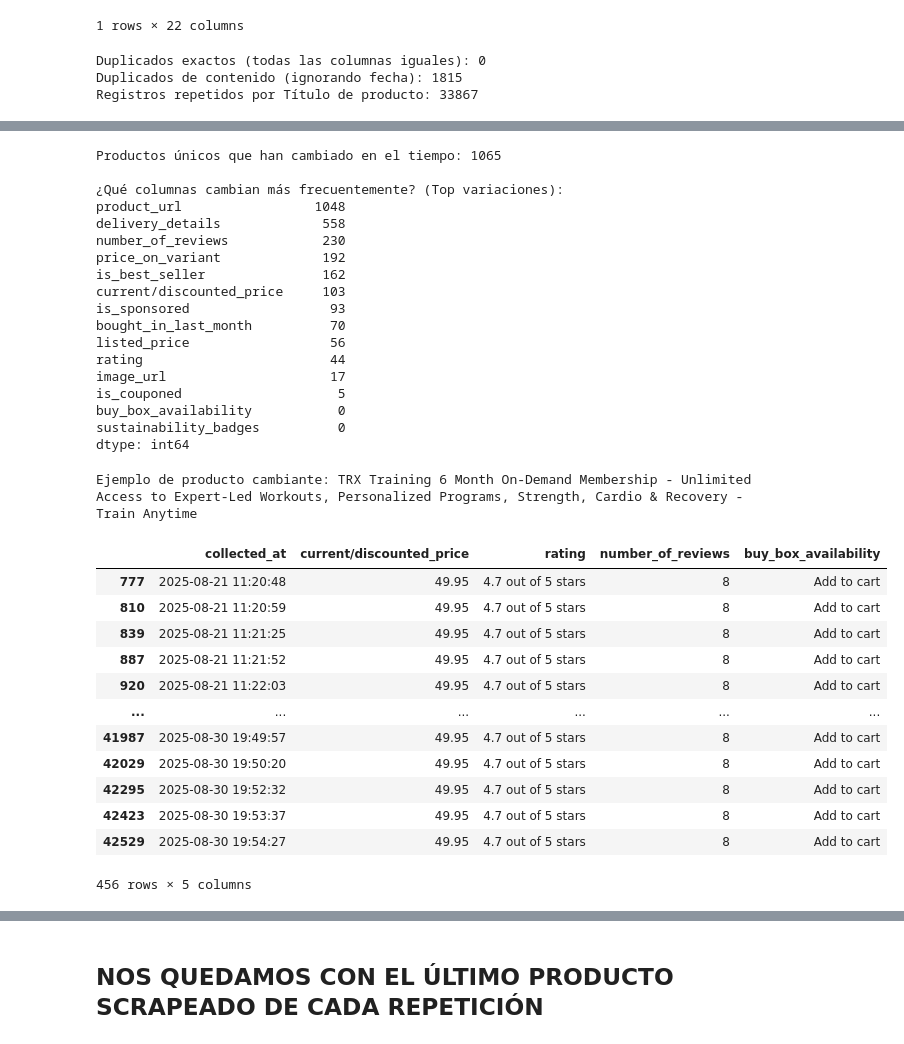
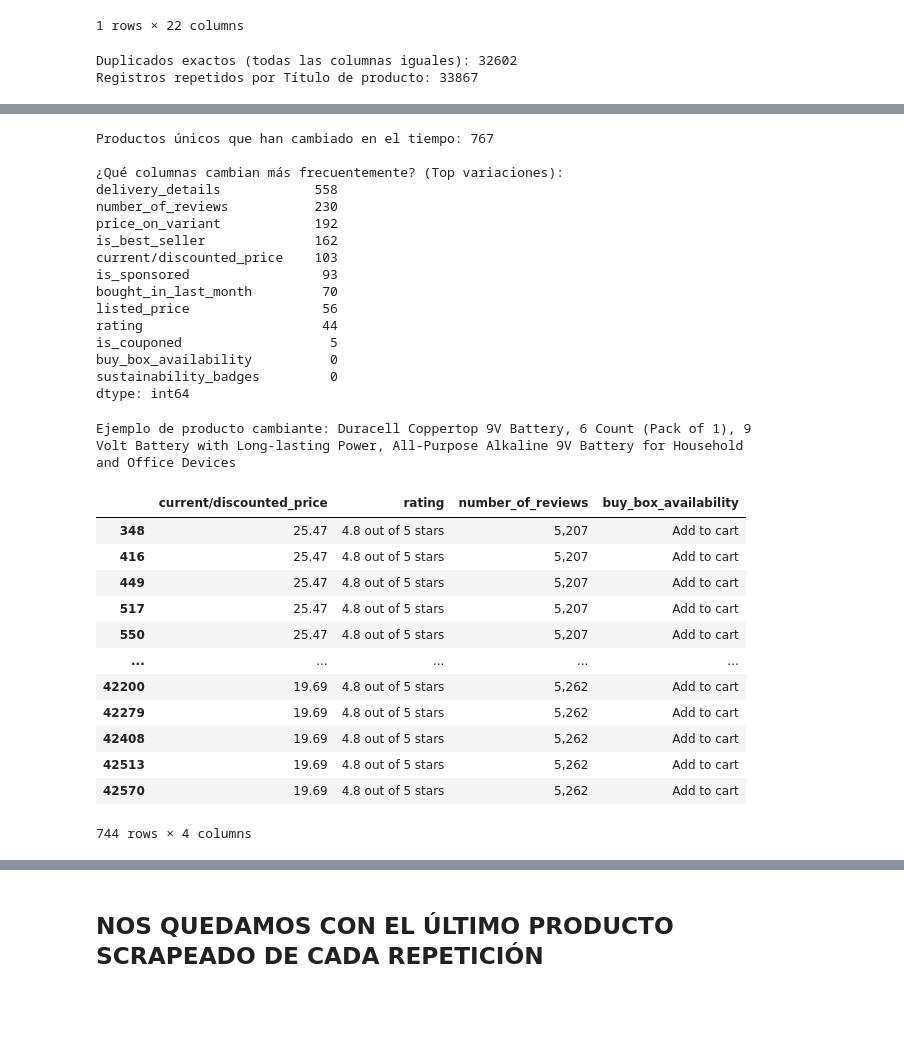
Before and after one commit to beja28/Amazon-Smart-Pricing, a Jupyter notebook: Codigo/cleaning.ipynb, the cells around one changed output, grey strips where cells are left out. Cells and saved outputs as stored; diff of their text form; code cells hidden in the pictures; blank space fills up the shorter version.

```diff
--- a/Codigo/cleaning.ipynb
+++ b/Codigo/cleaning.ipynb
@@ -60,25 +60,24 @@ clean.head(1)
 1 rows × 22 columns
 # %%
 dfcopia = df_uncleaned.copy()
-dfcopia.drop(columns=['collected_at'], inplace= True)
+dfcopia.drop(columns=['collected_at', 'product_url', 'image_url'], inplace= True)
 # %%
 # Opción 1: Duplicados exactos (probablemente 0, como mencionaste)
-num_duplicados_exactos = df_uncleaned.duplicated().sum()
+num_duplicados_exactos = dfcopia.duplicated().sum()
 print(f"Duplicados exactos (todas las columnas iguales): {num_duplicados_exactos}")
 
 # Opción 2: Duplicados IGNORANDO la fecha de recolección (Lo que seguramente buscas)
 # Esto te dice cuántas filas son idénticas en datos, variando solo el momento del scrapeo.
-cols_sin_fecha = [col for col in df_uncleaned.columns if col != 'collected_at']
-num_duplicados_data = df_uncleaned.duplicated(subset=cols_sin_fecha).sum()
-print(f"Duplicados de contenido (ignorando fecha): {num_duplicados_data}")
+# cols_sin_fecha = [col for col in dfcopia.columns if col != 'collected_at']
+# num_duplicados_data = dfcopia.duplicated(subset=cols_sin_fecha).sum()
+# print(f"Duplicados de contenido (ignorando fecha): {num_duplicados_data}")
 
 # Opción 3: Cuántos registros repetidos de PRODUCTO hay (basado en Título)
 # Esto te dice cuántas veces has scrapeado los mismos productos, aunque el precio haya cambiado.
-num_duplicados_producto = df_uncleaned.duplicated(subset=['title']).sum()
+num_duplicados_producto = dfcopia.duplicated(subset=['title']).sum()
 print(f"Registros repetidos por Título de producto: {num_duplicados_producto}")
 # %% [output]
-Duplicados exactos (todas las columnas iguales): 0
-Duplicados de contenido (ignorando fecha): 1815
+Duplicados exactos (todas las columnas iguales): 32602
 Registros repetidos por Título de producto: 33867
 # %%
 # Ver las filas duplicadas (ignorando fecha) para inspeccionarlas
@@ -89,12 +88,12 @@ duplicados_view.sort_values(by='title').head(1)
 | 10759 | 12-Pack Duracell 2450 Batteries 3... | 4.8 out of 5 stars | 1,289 | 300+ bought in past month | NaN | basic variant price: 1 Count (Pac... | ... |
 # %%
 # 1. Identificamos las columnas que NO son fecha ni título (las que pueden variar)
-cols_analisis = [c for c in df_uncleaned.columns if c not in ['collected_at', 'title']]
+cols_analisis = [c for c in dfcopia.columns if c not in ['collected_at', 'title']]
 
 # 2. Agrupamos por título y contamos cuántos valores ÚNICOS hay en cada columna
 # Si un producto tiene 1 valor único en 'price', es que nunca cambió de precio.
 # Si tiene 2 o más, es que hubo cambios.
-variabilidad = df_uncleaned.groupby('title')[cols_analisis].nunique()
+variabilidad = dfcopia.groupby('title')[cols_analisis].nunique()
 
 # 3. Filtramos solo los productos que han sufrido cambios (alguna columna con > 1 valor)
 productos_con_cambios = variabilidad[variabilidad > 1].dropna(how='all')
@@ -104,49 +103,47 @@ print("\n¿Qué columnas cambian más frecuentemente? (Top variaciones):")
 # Esto suma cuántas veces cada columna fue la que cambió
 print((productos_con_cambios > 1).sum().sort_values(ascending=False))
 # %% [output]
-Productos únicos que han cambiado en el tiempo: 1065
+Productos únicos que han cambiado en el tiempo: 767
 
 ¿Qué columnas cambian más frecuentemente? (Top variaciones):
-product_url                 1048
-delivery_details             558
-number_of_reviews            230
-price_on_variant             192
-is_best_seller               162
-current/discounted_price     103
-is_sponsored                  93
-bought_in_last_month          70
-listed_price                  56
-rating                        44
-image_url                     17
-is_couponed                    5
-buy_box_availability           0
-sustainability_badges          0
+delivery_details            558
+number_of_reviews           230
+price_on_variant            192
+is_best_seller              162
+current/discounted_price    103
+is_sponsored                 93
+bought_in_last_month         70
+listed_price                 56
+rating                       44
+is_couponed                   5
+buy_box_availability          0
+sustainability_badges         0
 dtype: int64
 # %%
 # Buscamos el título del producto que más cambios ha tenido (suma de variaciones)
 titulo_mas_cambiante = variabilidad.sum(axis=1).idxmax()
 
 print(f"Ejemplo de producto cambiante: {titulo_mas_cambiante}")
 
 # Mostramos sus datos ordenados por fecha para ver la evolución
-cols_ver = ['collected_at', 'current/discounted_price', 'rating', 'number_of_reviews', 'buy_box_availability']
-historia_producto = df_uncleaned[df_uncleaned['title'] == titulo_mas_cambiante][cols_ver].sort_values('collected_at')
+cols_ver = ['current/discounted_price', 'rating', 'number_of_reviews', 'buy_box_availability']
+historia_producto = dfcopia[dfcopia['title'] == titulo_mas_cambiante][cols_ver]
 
 historia_producto
 # %% [output]
-Ejemplo de producto cambiante: TRX Training 6 Month On-Demand Membership - Unlimited Access to Expert-Led Workouts, Personalized Programs, Strength, Cardio & Recovery - Train Anytime
+Ejemplo de producto cambiante: Duracell Coppertop 9V Battery, 6 Count (Pack of 1), 9 Volt Battery with Long-lasting Power, All-Purpose Alkaline 9V Battery for Household and Office Devices
-|  | collected_at | current/discounted_price | rating | number_of_reviews | buy_box_availability |
-| 777 | 2025-08-21 11:20:48 | 49.95 | 4.7 out of 5 stars | 8 | Add to cart |
-| 810 | 2025-08-21 11:20:59 | 49.95 | 4.7 out of 5 stars | 8 | Add to cart |
-| 839 | 2025-08-21 11:21:25 | 49.95 | 4.7 out of 5 stars | 8 | Add to cart |
-| 887 | 2025-08-21 11:21:52 | 49.95 | 4.7 out of 5 stars | 8 | Add to cart |
-| 920 | 2025-08-21 11:22:03 | 49.95 | 4.7 out of 5 stars | 8 | Add to cart |
-| ... | ... | ... | ... | ... | ... |
-| 41987 | 2025-08-30 19:49:57 | 49.95 | 4.7 out of 5 stars | 8 | Add to cart |
-| 42029 | 2025-08-30 19:50:20 | 49.95 | 4.7 out of 5 stars | 8 | Add to cart |
-| 42295 | 2025-08-30 19:52:32 | 49.95 | 4.7 out of 5 stars | 8 | Add to cart |
-| 42423 | 2025-08-30 19:53:37 | 49.95 | 4.7 out of 5 stars | 8 | Add to cart |
-| 42529 | 2025-08-30 19:54:27 | 49.95 | 4.7 out of 5 stars | 8 | Add to cart |
+|  | current/discounted_price | rating | number_of_reviews | buy_box_availability |
+| 348 | 25.47 | 4.8 out of 5 stars | 5,207 | Add to cart |
+| 416 | 25.47 | 4.8 out of 5 stars | 5,207 | Add to cart |
+| 449 | 25.47 | 4.8 out of 5 stars | 5,207 | Add to cart |
+| 517 | 25.47 | 4.8 out of 5 stars | 5,207 | Add to cart |
+| 550 | 25.47 | 4.8 out of 5 stars | 5,207 | Add to cart |
+| ... | ... | ... | ... | ... |
+| 42200 | 19.69 | 4.8 out of 5 stars | 5,262 | Add to cart |
+| 42279 | 19.69 | 4.8 out of 5 stars | 5,262 | Add to cart |
+| 42408 | 19.69 | 4.8 out of 5 stars | 5,262 | Add to cart |
+| 42513 | 19.69 | 4.8 out of 5 stars | 5,262 | Add to cart |
+| 42570 | 19.69 | 4.8 out of 5 stars | 5,262 | Add to cart |
-456 rows × 5 columns
+744 rows × 4 columns
 # %%
 # 1. Definimos las columnas que no son fecha (donde buscamos diferencias)
```
Also changed, not shown: parts of 2 cells of this notebook, 7 other files.
